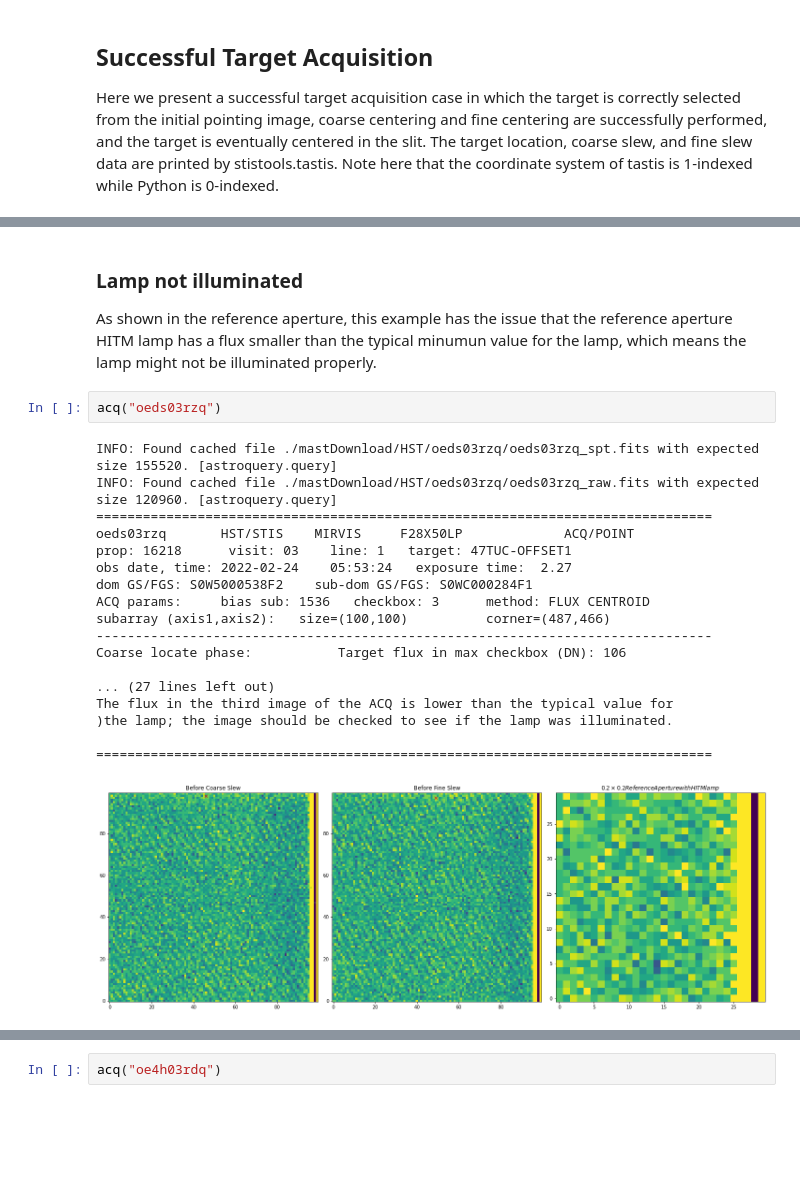
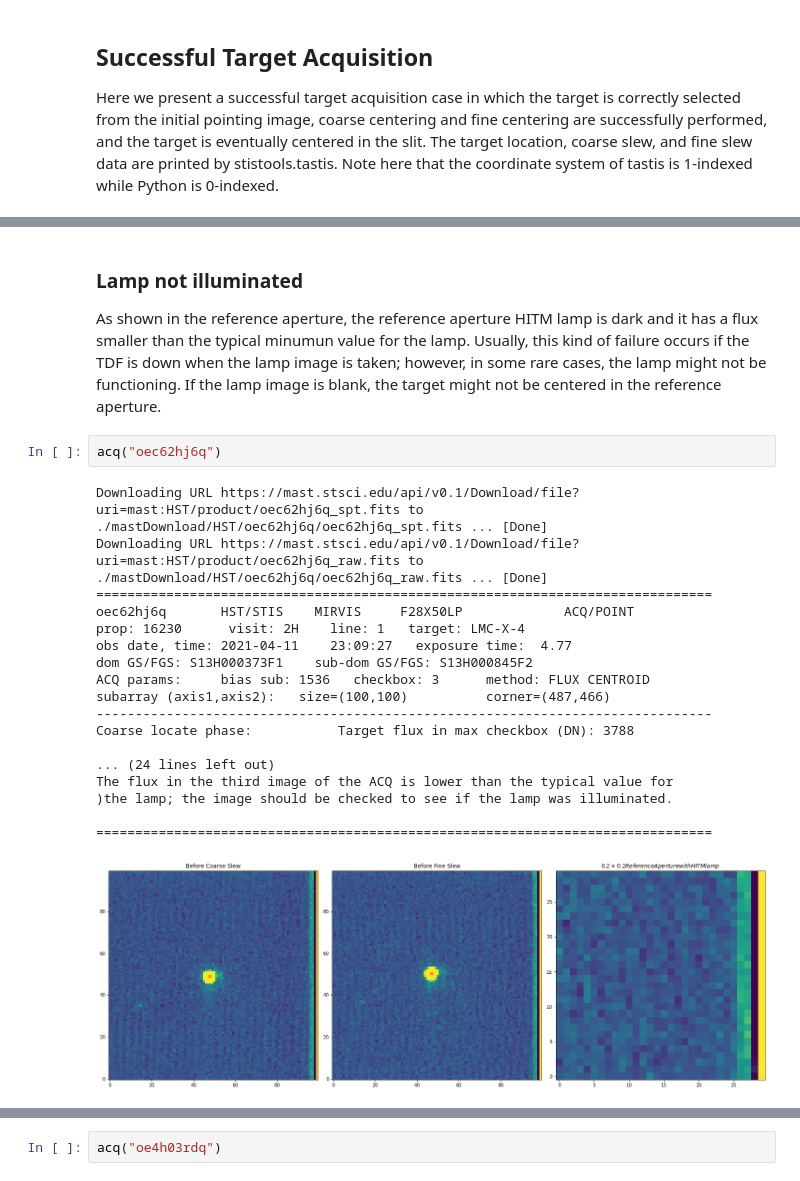
Before and after one commit to spacetelescope/STIS-Notebooks, a Jupyter notebook: acquisition/acq.ipynb, the cells around one changed output, grey strips where cells are left out. Drawn from its saved outputs; the diff is of its cells as text; blank space fills up the shorter version.

Commit message:
changed failure examples

```diff
--- a/acquisition/acq.ipynb
+++ b/acquisition/acq.ipynb
@@ -210,24 +195,24 @@ by more than 25%.  This may indicate a problem with your acquisition.
 # %% [markdown]
 ### Lamp not illuminated
-As shown in the reference aperture, this example has the issue that the reference aperture HITM lamp has a flux smaller than the typical minumun value for the lamp, which means the lamp might not be illuminated properly.
+As shown in the reference aperture, the reference aperture HITM lamp is dark and it has a flux smaller than the typical minumun value for the lamp. Usually, this kind of failure occurs if the TDF is down when the lamp image is taken; however, in some rare cases, the lamp might not be functioning. If the lamp image is blank, the target might not be centered in the reference aperture.
 # %%
-acq("oeds03rzq")
+acq("oec62hj6q")
 # %% [output]
-INFO: Found cached file ./mastDownload/HST/oeds03rzq/oeds03rzq_spt.fits with expected size 155520. [astroquery.query]
-INFO: Found cached file ./mastDownload/HST/oeds03rzq/oeds03rzq_raw.fits with expected size 120960. [astroquery.query]
+Downloading URL https://mast.stsci.edu/api/v0.1/Download/file?uri=mast:HST/product/oec62hj6q_spt.fits to ./mastDownload/HST/oec62hj6q/oec62hj6q_spt.fits ... [Done]
+Downloading URL https://mast.stsci.edu/api/v0.1/Download/file?uri=mast:HST/product/oec62hj6q_raw.fits to ./mastDownload/HST/oec62hj6q/oec62hj6q_raw.fits ... [Done]
 ===============================================================================
-oeds03rzq       HST/STIS    MIRVIS     F28X50LP             ACQ/POINT
-prop: 16218      visit: 03    line: 1   target: 47TUC-OFFSET1
-obs date, time: 2022-02-24    05:53:24   exposure time:  2.27
-dom GS/FGS: S0W5000538F2    sub-dom GS/FGS: S0WC000284F1
+oec62hj6q       HST/STIS    MIRVIS     F28X50LP             ACQ/POINT
+prop: 16230      visit: 2H    line: 1   target: LMC-X-4
+obs date, time: 2021-04-11    23:09:27   exposure time:  4.77
+dom GS/FGS: S13H000373F1    sub-dom GS/FGS: S13H000845F2
 ACQ params:     bias sub: 1536   checkbox: 3      method: FLUX CENTROID
 subarray (axis1,axis2):   size=(100,100)          corner=(487,466)
 -------------------------------------------------------------------------------
-Coarse locate phase:           Target flux in max checkbox (DN): 106
+Coarse locate phase:           Target flux in max checkbox (DN): 3788
 
-... (27 lines left out)
+... (24 lines left out)
 The flux in the third image of the ACQ is lower than the typical value for
 )the lamp; the image should be checked to see if the lamp was illuminated.
 
 ===============================================================================
-[figure, old version]
+[figure, new version]
```
Also changed, not shown: parts of 19 cells of this notebook.
